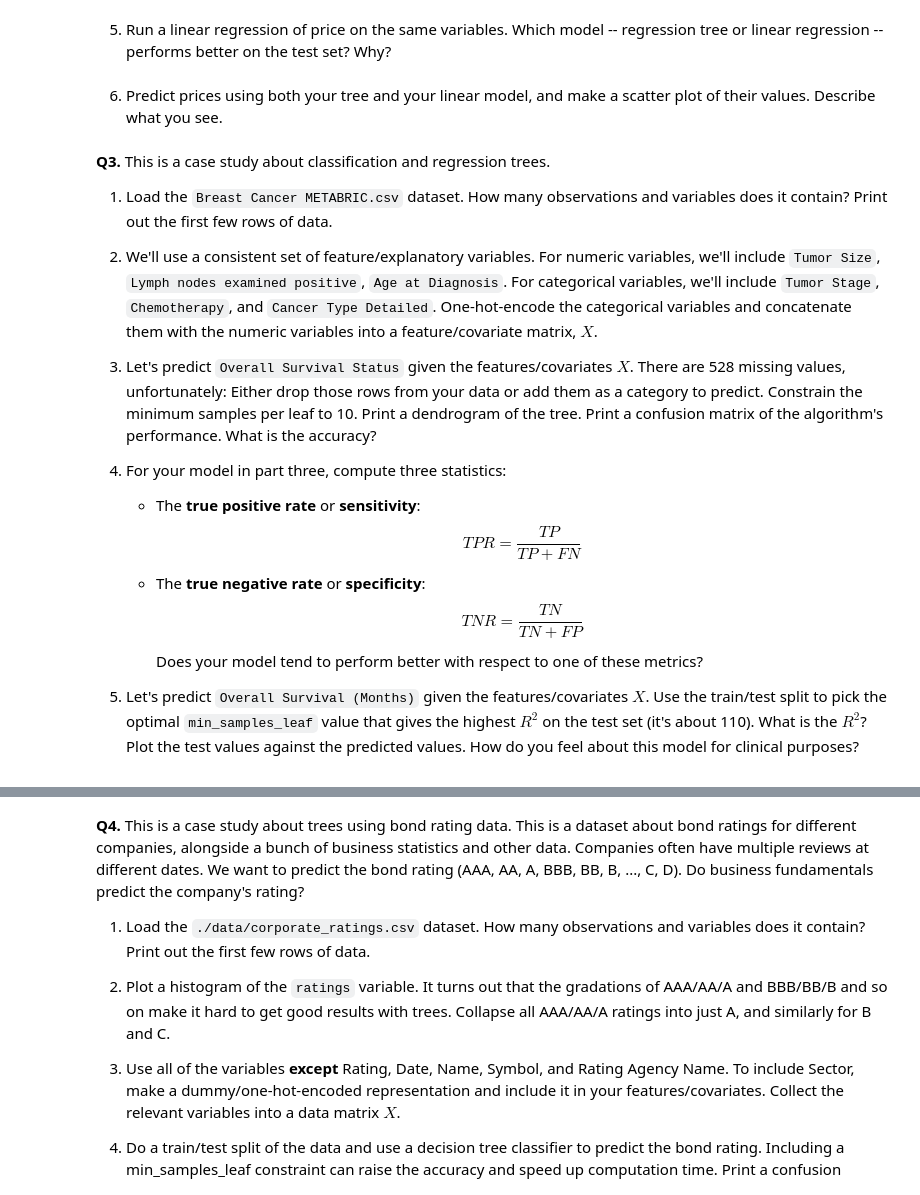
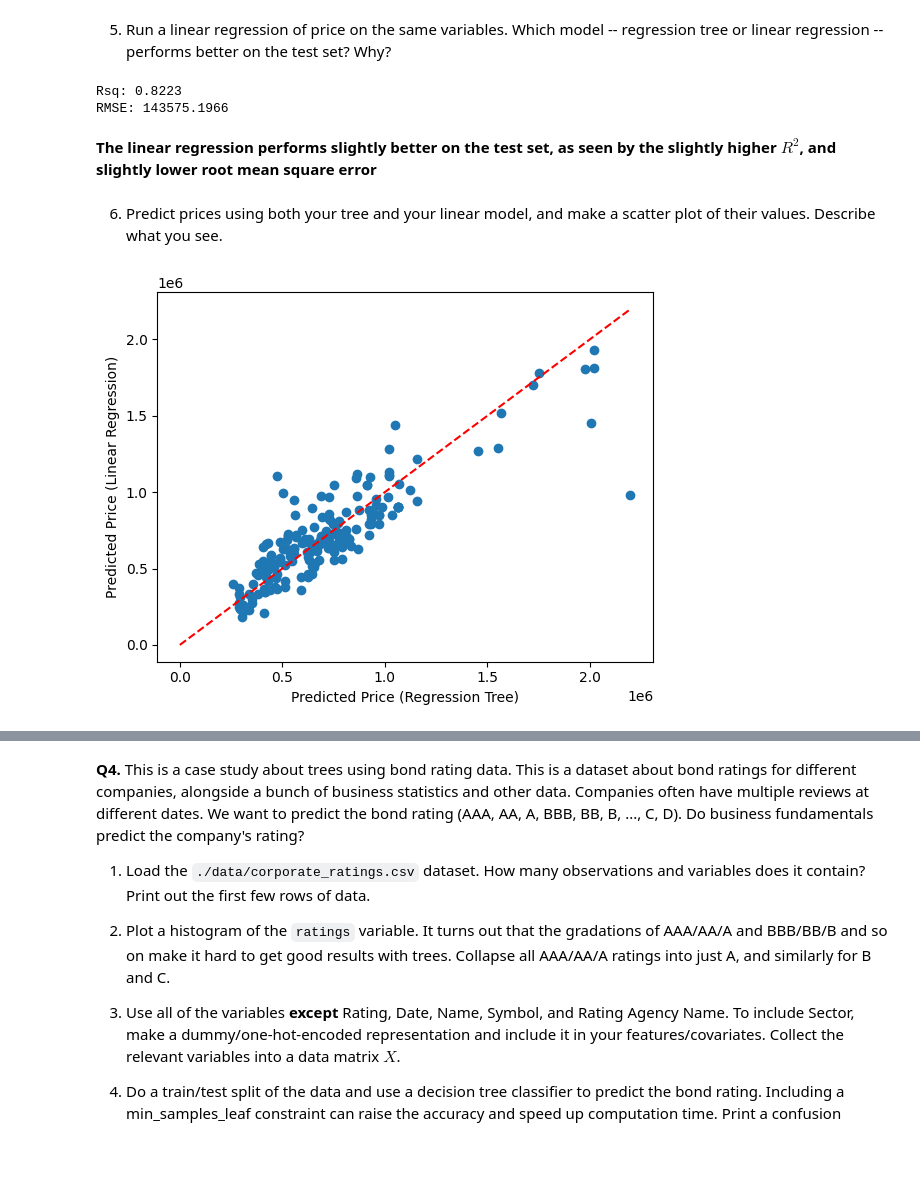
Before and after one commit to mgh2xx/trees, a Jupyter notebook: assignment/assignment.ipynb, the cells around one changed output, grey strips where cells are left out. Cells and saved outputs as stored; diff of their text form; code cells hidden in the pictures; blank space fills up the shorter version.

```diff
--- a/assignment/assignment.ipynb
+++ b/assignment/assignment.ipynb
@@ -140,26 +140,32 @@ plt.show()
 [figure]
 # %% [markdown]
 5. Run a linear regression of price on the same variables. Which model -- regression tree or linear regression -- performs better on the test set? Why?
+# %%
+from sklearn.linear_model import LinearRegression
+
+reg = LinearRegression().fit(X_train, y_train)
+y_hat = reg.predict(X_test)
+res = y_test - y_hat
+rsq = 1 - np.sum(res ** 2) / np.sum((y_test - np.mean(y_train)) ** 2)
+rmse = np.sqrt(np.mean(res ** 2))
+print(f"Rsq: {round((rsq), 4)}\nRMSE: {round(rmse, 4)}")
+# %% [output]
+Rsq: 0.8223
+RMSE: 143575.1966
+# %% [markdown]
+**The linear regression performs slightly better on the test set, as seen by the slightly higher $R^2$, and slightly lower root mean square error**
 # %% [markdown]
 6. Predict prices using both your tree and your linear model, and make a scatter plot of their values. Describe what you see.
-# %% [markdown]
-**Q3.** This is a case study about classification and regression trees.
-
-1. Load the `Breast Cancer METABRIC.csv` dataset. How many observations and variables does it contain? Print out the first few rows of data.
-
-2.  We'll use a consistent set of feature/explanatory variables. For numeric variables, we'll include `Tumor Size`, `Lymph nodes examined positive`, `Age at Diagnosis`. For categorical variables, we'll include `Tumor Stage`, `Chemotherapy`, and `Cancer Type Detailed`. One-hot-encode the categorical variables and concatenate them with the numeric variables into a feature/covariate matrix, $X$.
-
-3. Let's predict `Overall Survival Status` given the features/covariates $X$. There are 528 missing values, unfortunately: Either drop those rows from your data or add them as a category to predict. Constrain the minimum samples per leaf to 10. Print a dendrogram of the tree. Print a confusion matrix of the algorithm's performance. What is the accuracy?
-
-4. For your model in part three, compute three statistics:
-    - The **true positive rate** or **sensitivity**:
-        $$
-        TPR = \dfrac{TP}{TP+FN}
-        $$
-    - The **true negative rate** or **specificity**:
-        $$
-        TNR = \dfrac{TN}{TN+FP}
-        $$
-    Does your model tend to perform better with respect to one of these metrics?
-
-5. Let's predict `Overall Survival (Months)` given the features/covariates $X$. Use the train/test split to pick the optimal `min_samples_leaf` value that gives the highest $R^2$ on the test set (it's about 110). What is the $R^2$? Plot the test values against the predicted values. How do you feel about this model for clinical purposes?
+# %%
+tree_predictions = cart.predict(X_test)
+linreg_predictions = reg.predict(X_test)
+x = np.linspace(0, 2200000, 1000)
+y = x
+plt.figure()
+plt.scatter(tree_predictions, linreg_predictions)
+plt.plot(x, y, linestyle = '--', color = 'r')
+plt.xlabel("Predicted Price (Regression Tree)")
+plt.ylabel("Predicted Price (Linear Regression)")
+plt.show()
+# %% [output]
+[figure, added]
```
Also changed, not shown: parts of 18 cells of this notebook, 1 other file.
